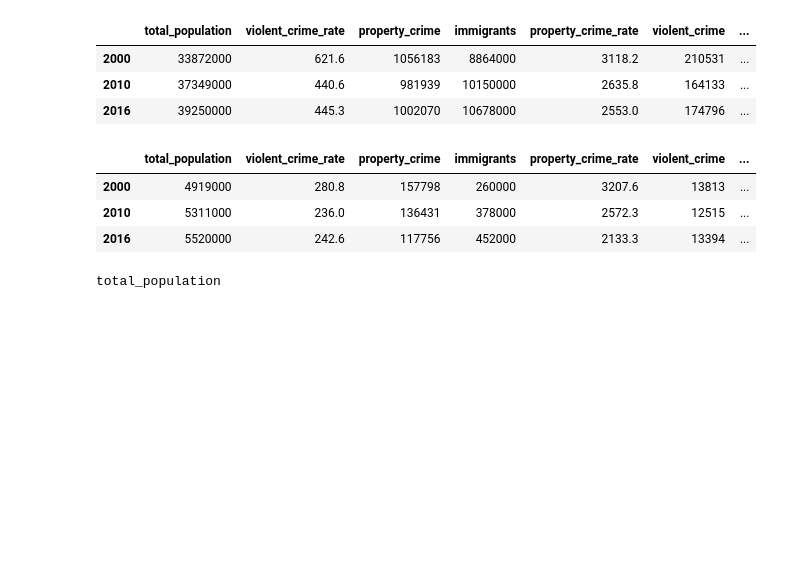
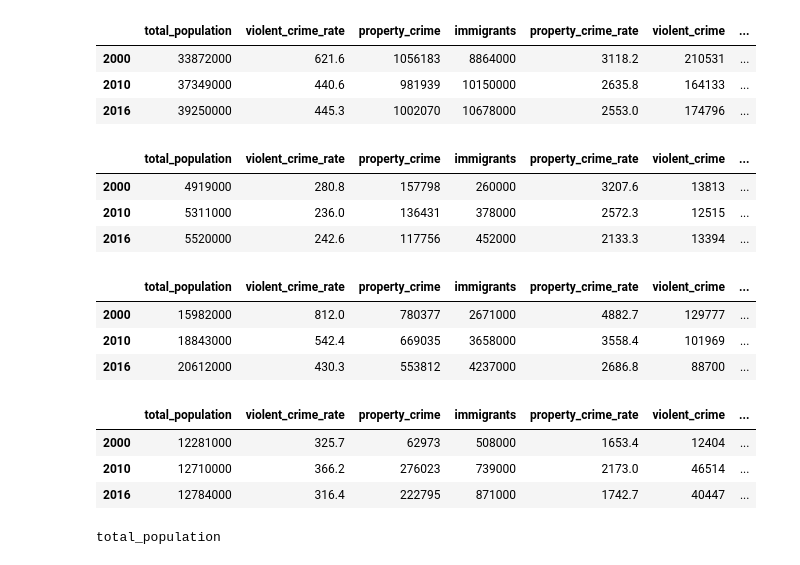
Before and after one commit to jhyang12345/immigration-crime-rate, a Jupyter notebook: immigration-notebook.ipynb, the cells around one changed output. Cells and saved outputs as stored; diff of their text form; code cells hidden in the pictures; blank space fills up the shorter version.

Commit message:
Got dataframes ready

```diff
--- a/immigration-notebook.ipynb
+++ b/immigration-notebook.ipynb
@@ -216,6 +216,22 @@ mi_df
 | 2000 | 4919000 | 280.8 | 157798 | 260000 | 3207.6 | 13813 | ... |
 | 2010 | 5311000 | 236.0 | 136431 | 378000 | 2572.3 | 12515 | ... |
 | 2016 | 5520000 | 242.6 | 117756 | 452000 | 2133.3 | 13394 | ... |
+# %%
+fl_df = pd.DataFrame.from_dict(florida_data, orient='index')
+fl_df
+# %% [output]
+|  | total_population | violent_crime_rate | property_crime | immigrants | property_crime_rate | violent_crime | ... |
+| 2000 | 15982000 | 812.0 | 780377 | 2671000 | 4882.7 | 129777 | ... |
+| 2010 | 18843000 | 542.4 | 669035 | 3658000 | 3558.4 | 101969 | ... |
+| 2016 | 20612000 | 430.3 | 553812 | 4237000 | 2686.8 | 88700 | ... |
+# %%
+pe_df = pd.DataFrame.from_dict(pennsylvania_data, orient='index')
+pe_df
+# %% [output]
+|  | total_population | violent_crime_rate | property_crime | immigrants | property_crime_rate | violent_crime | ... |
+| 2000 | 12281000 | 325.7 | 62973 | 508000 | 1653.4 | 12404 | ... |
+| 2010 | 12710000 | 366.2 | 276023 | 739000 | 2173.0 | 46514 | ... |
+| 2016 | 12784000 | 316.4 | 222795 | 871000 | 1742.7 | 40447 | ... |
 # %%
 import matplotlib.pyplot as plt
 %matplotlib inline
```
